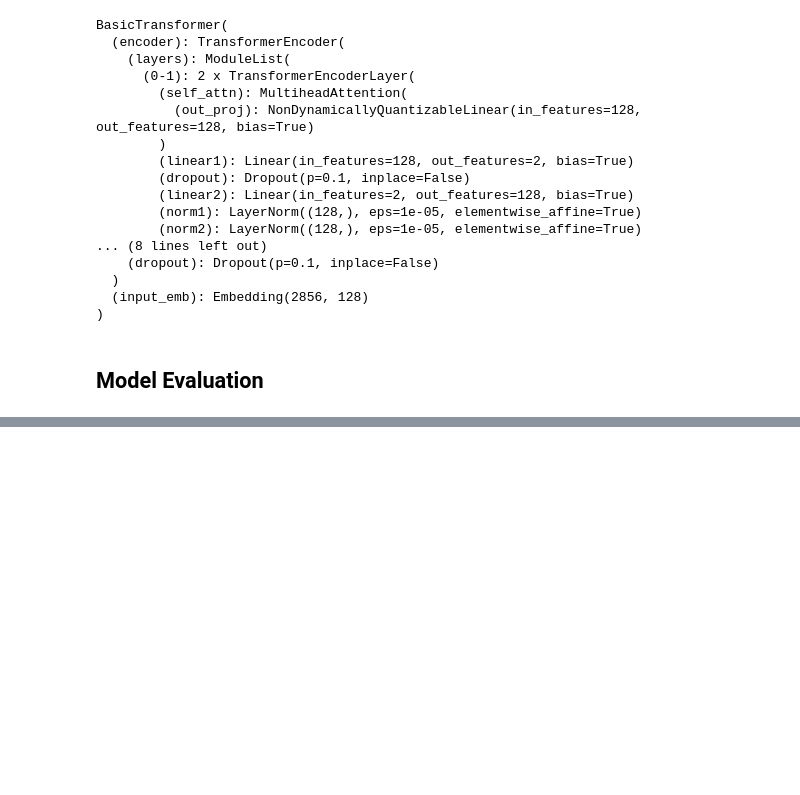
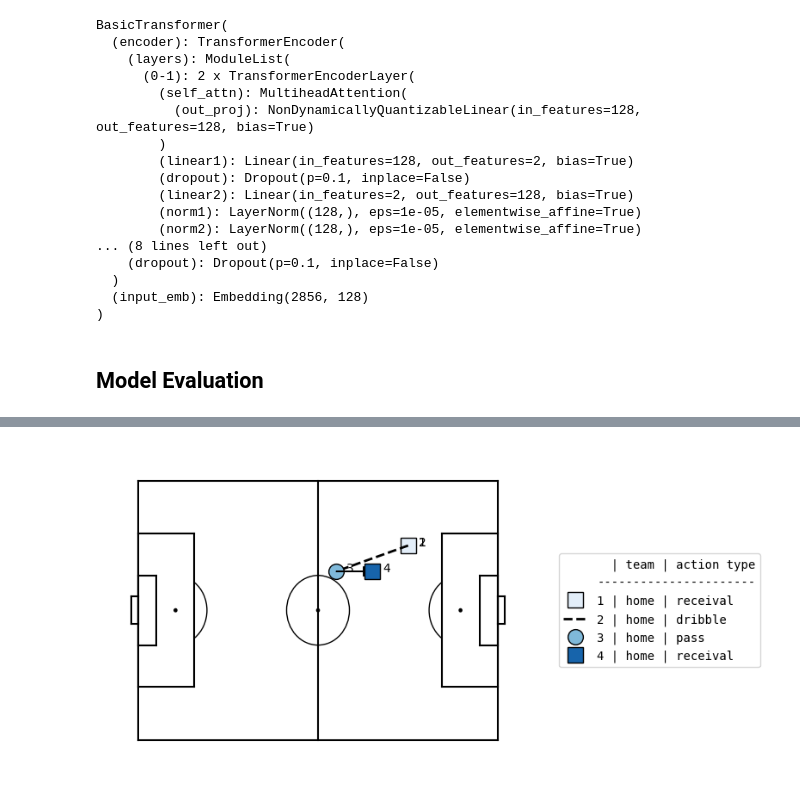
Before and after one commit to danielhocevar/Foundation-Model-for-Soccer, a Jupyter notebook: eval.ipynb, the cells around one changed output, grey strips where cells are left out. Saved outputs shown, nothing was run; the diff lists cells and outputs as text; code cells hidden in the pictures; blank space fills up the shorter version.

Commit message:
Add function for plotting

```diff
--- a/eval.ipynb
+++ b/eval.ipynb
@@ -159,0 +83,31 @@ pltsoc.actions(loc,
+# %%
+def x_bin_to_coords(bin):
+    return (float(bin) + 0.5) * 10.5
+
+def y_bin_to_coords(bin):
+    return (float(bin) + 0.5) * 6.8
+
+def plot_action_sequence(tokens):
+    team = ["home" if t.split(',')[0] == "True" else "away" for t in tokens]
+    action = [t.split(',')[1] for t in tokens]
+    x_coord = [x_bin_to_coords(t.split(',')[2]) for t in tokens]
+    y_coord = [y_bin_to_coords(t.split(',')[3]) for t in tokens]
+    coords = list(zip(x_coord, y_coord))
+
+    pltsoc.actions(
+        coords,
+        team = team,
+        action_type = action,
+        label = [[team[i], action[i]] for i in range(len(team))],
+        labeltitle=["team","action type"]
+    )
+# %%
+pid = 200
+
+model.eval()
+output = model(torch.from_numpy(X_train[pid])).argmax(dim=-1)
+play = output[0,-1].item()
+sequence = list(X_train[pid]) + [play]
+plot_action_sequence([vocab[i] for i in sequence])
+# %% [output]
+[figure, added]
```
Also changed, not shown: parts of 2 cells of this notebook.
